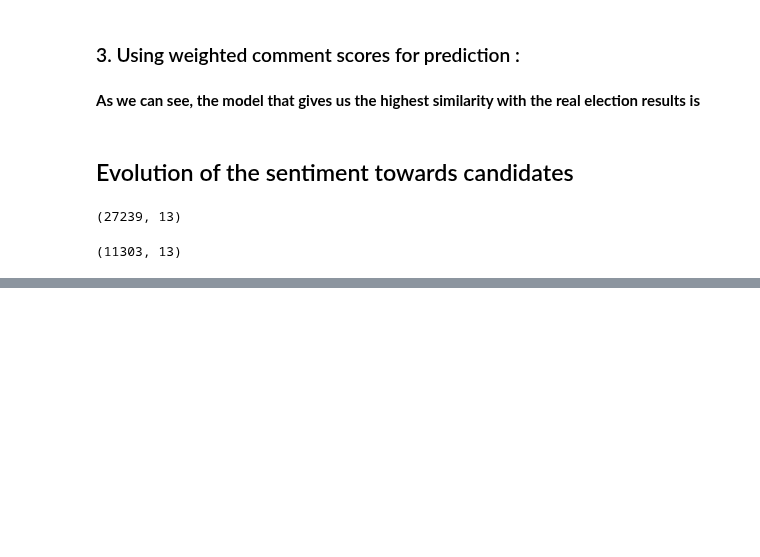
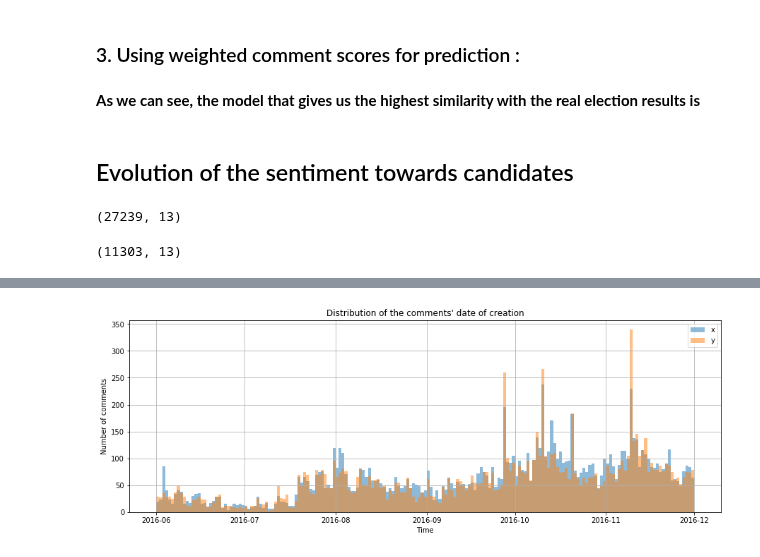
Before and after one commit to arthishow/Project, a Jupyter notebook: Final project.ipynb, the cells around one changed output, grey strips where cells are left out. Drawn from its saved outputs; the diff is of its cells as text; code cells hidden in the pictures; blank space fills up the shorter version.

```diff
--- a/Final project.ipynb
+++ b/Final project.ipynb
@@ -742,0 +747,15 @@ plt.show()
+# %%
+politics_lite_trump_positive = politics_lite_trump[politics_lite_trump['label'] == 'Positive']
+politics_lite_trump_negative = politics_lite_trump[politics_lite_trump['label'] == 'Negative']
+# %%
+plt.figure(figsize=(15,5))
+plt.grid()
+plt.hist(politics_lite_trump_negative['created_utc'], bins=days, alpha=0.5, label='x')
+plt.hist(politics_lite_trump_positive['created_utc'], bins=days, alpha=0.5, label='y')
+plt.ylabel('Number of comments')
+plt.xlabel('Time')
+plt.title("Distribution of the comments' date of creation")
+plt.legend(loc='upper right')
+plt.show()
+# %% [output]
+[figure, added]
```
Also changed, not shown: parts of 1 cell of this notebook.
